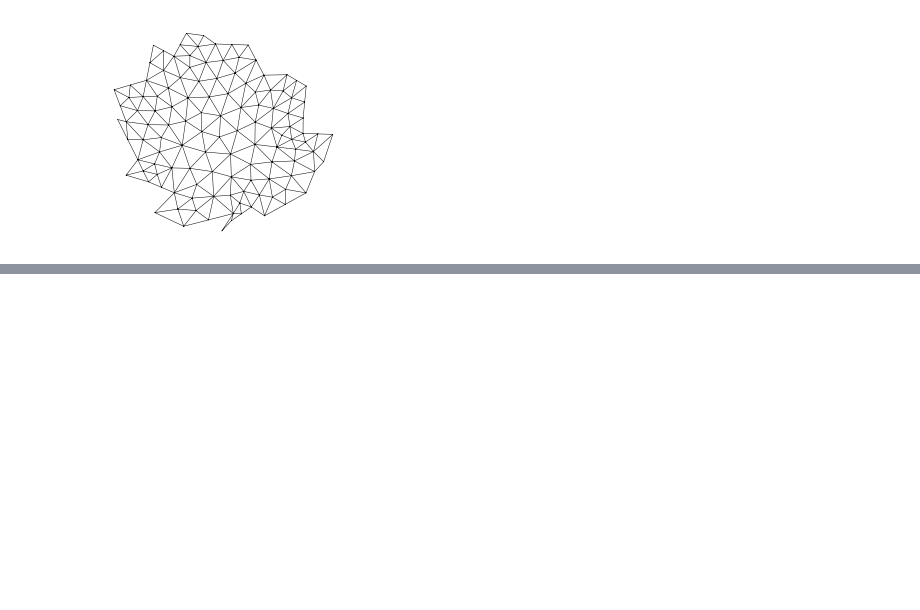
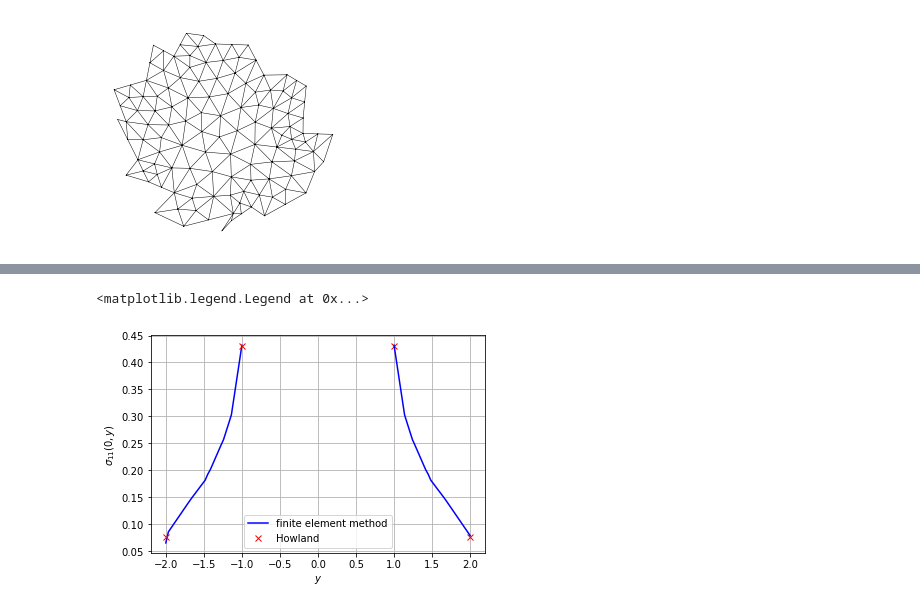
Before and after one commit to kinnala/paper-meshgen, a Jupyter notebook: examples/example_meshes.ipynb, the cells around one changed output, grey strips where cells are left out. Cells and saved outputs as stored; diff of their text form; code cells hidden in the pictures; blank space fills up the shorter version.

```diff
--- a/examples/example_meshes.ipynb
+++ b/examples/example_meshes.ipynb
@@ -189,0 +213,19 @@ draw(M)
+# %%
+fun = pbasis.interpolator(y)
+
+import matplotlib.pyplot as plt
+
+Y = np.linspace(-2, -1, 30)
+X = np.array([0. * Y, Y])
+plt.plot(Y, fun(X), 'b-')
+plt.plot([-2, -1, 1, 2],[0.75 * 1e-1, 4.3 * 1e-1, 4.3 * 1e-1, 0.75 * 1e-1],'rx')
+Y = np.linspace(1, 2, 30)
+X = np.array([0. * Y, Y])
+plt.plot(Y, fun(X), 'b-')
+plt.xlabel('$y$')
+plt.ylabel('$\sigma_{11}(0,y)$')
+plt.grid('on')
+plt.legend(['finite element method', 'Howland'])
+# %% [output]
+<matplotlib.legend.Legend at 0x...>
+[figure, added]
```
Also changed, not shown: parts of 3 cells of this notebook.
